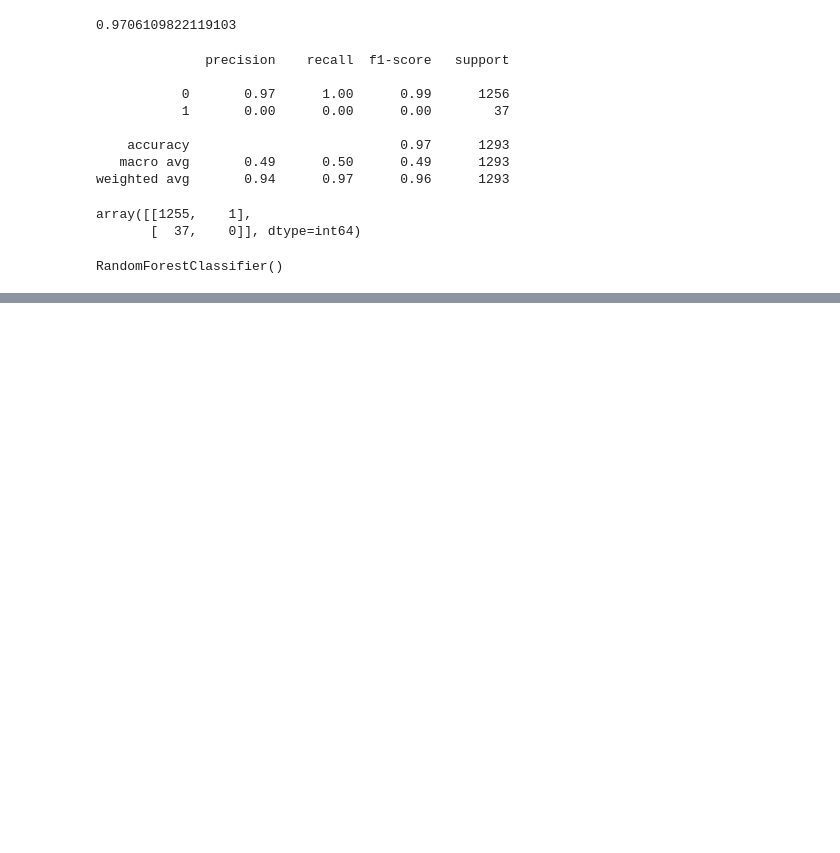
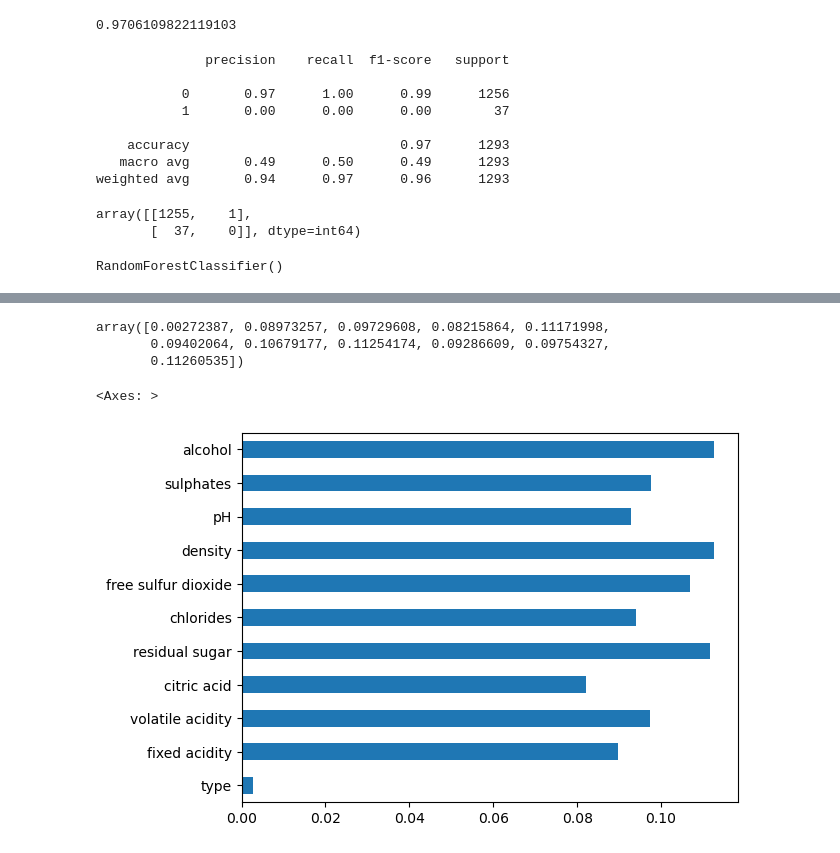
Before and after one commit to PixelQuinn/wine-quality-prediction, a Jupyter notebook: Wine Quality Prediction.ipynb, the cells around one changed output, grey strips where cells are left out. Drawn from its saved outputs; the diff is of its cells as text; code cells hidden in the pictures; blank space fills up the shorter version.

Commit message:
feat: importance and classification ran

```diff
--- a/Wine Quality Prediction.ipynb
+++ b/Wine Quality Prediction.ipynb
@@ -485,0 +506,11 @@ accuracy_score(Y_test, y_pred)
+# %%
+rfc.feature_importances_
+# %% [output]
+array([0.00272387, 0.08973257, 0.09729608, 0.08215864, 0.11171998,
+       0.09402064, 0.10679177, 0.11254174, 0.09286609, 0.09754327,
+       0.11260535])
+# %%
+pd.Series(rfc.feature_importances_,index=wine_ml.drop('quality',axis=1).columns).plot(kind='barh')
+# %% [output]
+<Axes: >
+[figure, added]
```
Also changed, not shown: parts of 4 cells of this notebook.
